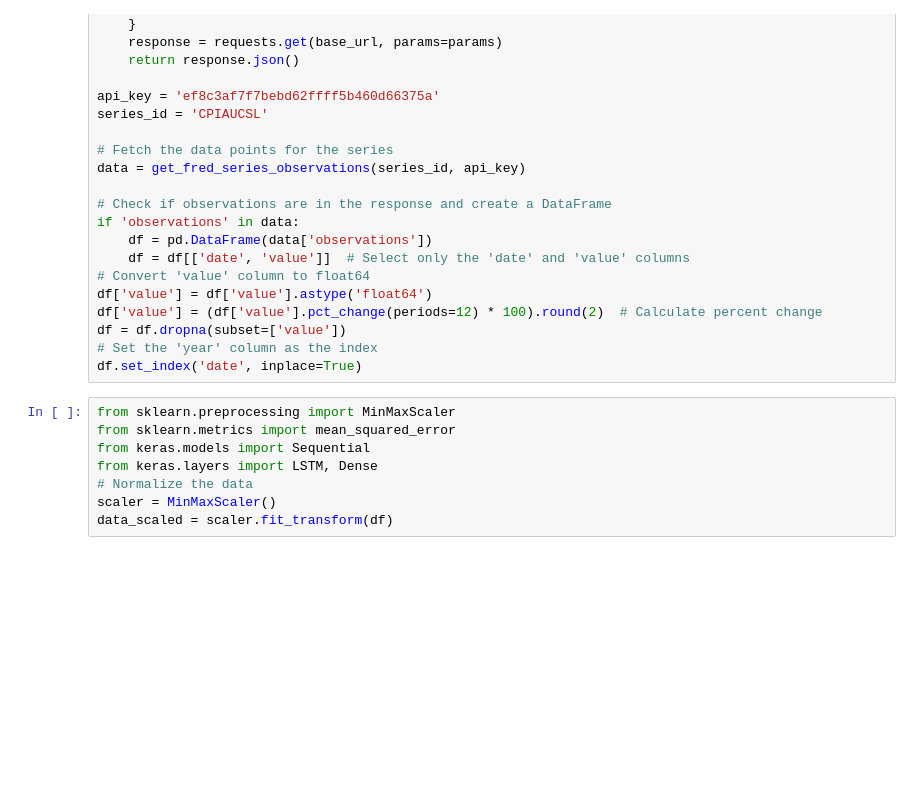
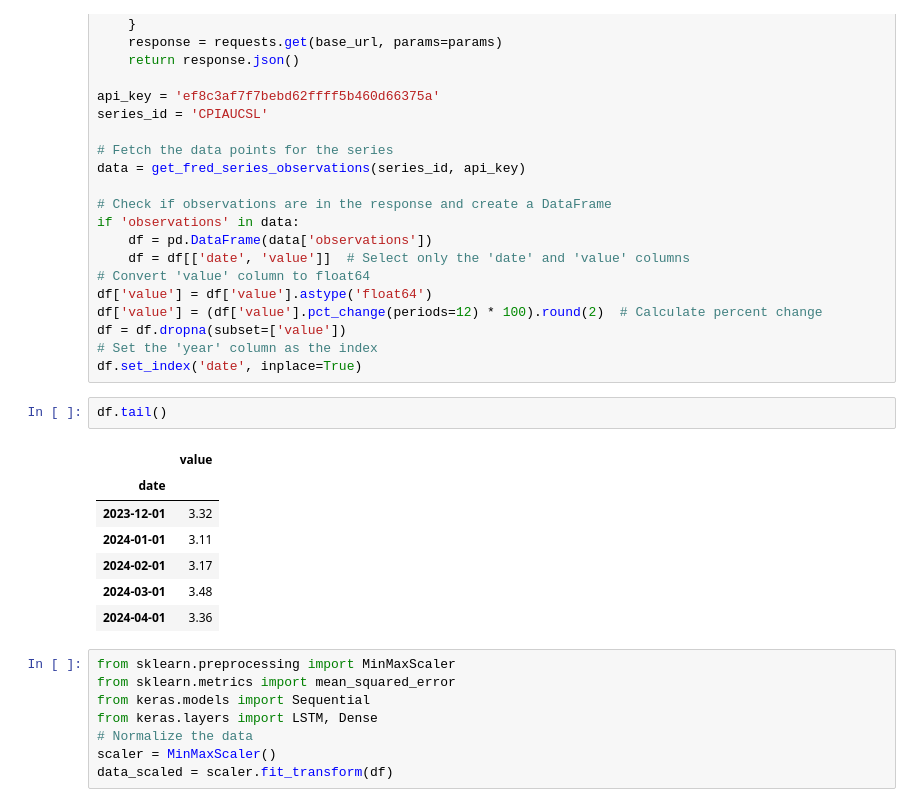
Before and after one commit to veridelisi/Forecasting, a Jupyter notebook: LTSM/LTSM_V3.ipynb, the cells around one changed output. Saved outputs shown, nothing was run; the diff lists cells and outputs as text; blank space fills up the shorter version.

```diff
--- a/LTSM/LTSM_V3.ipynb
+++ b/LTSM/LTSM_V3.ipynb
@@ -28,6 +28,16 @@ df['value'] = (df['value'].pct_change(periods=12) * 100).round(2)  # Calculate p
 df = df.dropna(subset=['value'])
 # Set the 'year' column as the index
 df.set_index('date', inplace=True)
+# %%
+df.tail()
+# %% [output]
+|  | value |
+| date |  |
+| 2023-12-01 | 3.32 |
+| 2024-01-01 | 3.11 |
+| 2024-02-01 | 3.17 |
+| 2024-03-01 | 3.48 |
+| 2024-04-01 | 3.36 |
 # %%
 from sklearn.preprocessing import MinMaxScaler
 from sklearn.metrics import mean_squared_error
```
Also changed, not shown: parts of 7 cells of this notebook.
